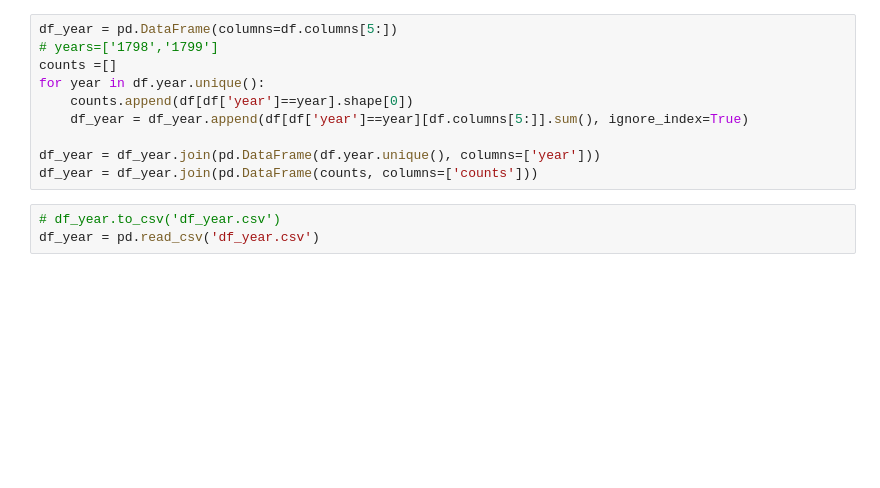
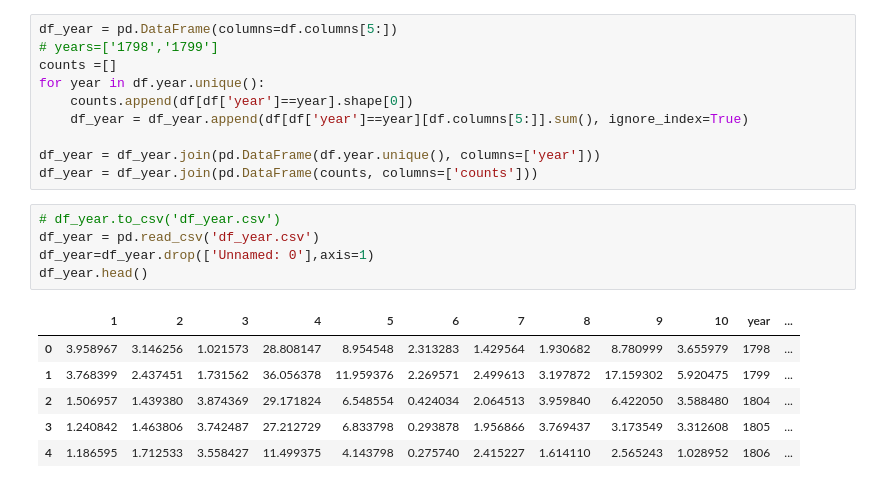
Before and after one commit to denhardt/ADA2017_GroupWork, a Jupyter notebook: Project/Milestone 3.ipynb, the cells around one changed output. Drawn from its saved outputs; the diff is of its cells as text; blank space fills up the shorter version.

```diff
--- a/Project/Milestone 3.ipynb
+++ b/Project/Milestone 3.ipynb
@@ -212,4 +204,13 @@ df_year = df_year.join(pd.DataFrame(counts, columns=['counts']))
 # %%
 # df_year.to_csv('df_year.csv')
 df_year = pd.read_csv('df_year.csv')
+df_year=df_year.drop(['Unnamed: 0'],axis=1)
+df_year.head()
+# %% [output]
+|  | 1 | 2 | 3 | 4 | 5 | 6 | 7 | 8 | 9 | 10 | year | ... |
+| 0 | 3.958967 | 3.146256 | 1.021573 | 28.808147 | 8.954548 | 2.313283 | 1.429564 | 1.930682 | 8.780999 | 3.655979 | 1798 | ... |
+| 1 | 3.768399 | 2.437451 | 1.731562 | 36.056378 | 11.959376 | 2.269571 | 2.499613 | 3.197872 | 17.159302 | 5.920475 | 1799 | ... |
+| 2 | 1.506957 | 1.439380 | 3.874369 | 29.171824 | 6.548554 | 0.424034 | 2.064513 | 3.959840 | 6.422050 | 3.588480 | 1804 | ... |
+| 3 | 1.240842 | 1.463806 | 3.742487 | 27.212729 | 6.833798 | 0.293878 | 1.956866 | 3.769437 | 3.173549 | 3.312608 | 1805 | ... |
+| 4 | 1.186595 | 1.712533 | 3.558427 | 11.499375 | 4.143798 | 0.275740 | 2.415227 | 1.614110 | 2.565243 | 1.028952 | 1806 | ... |
 # %% [markdown]
```
Also changed, not shown: parts of 19 cells of this notebook.
